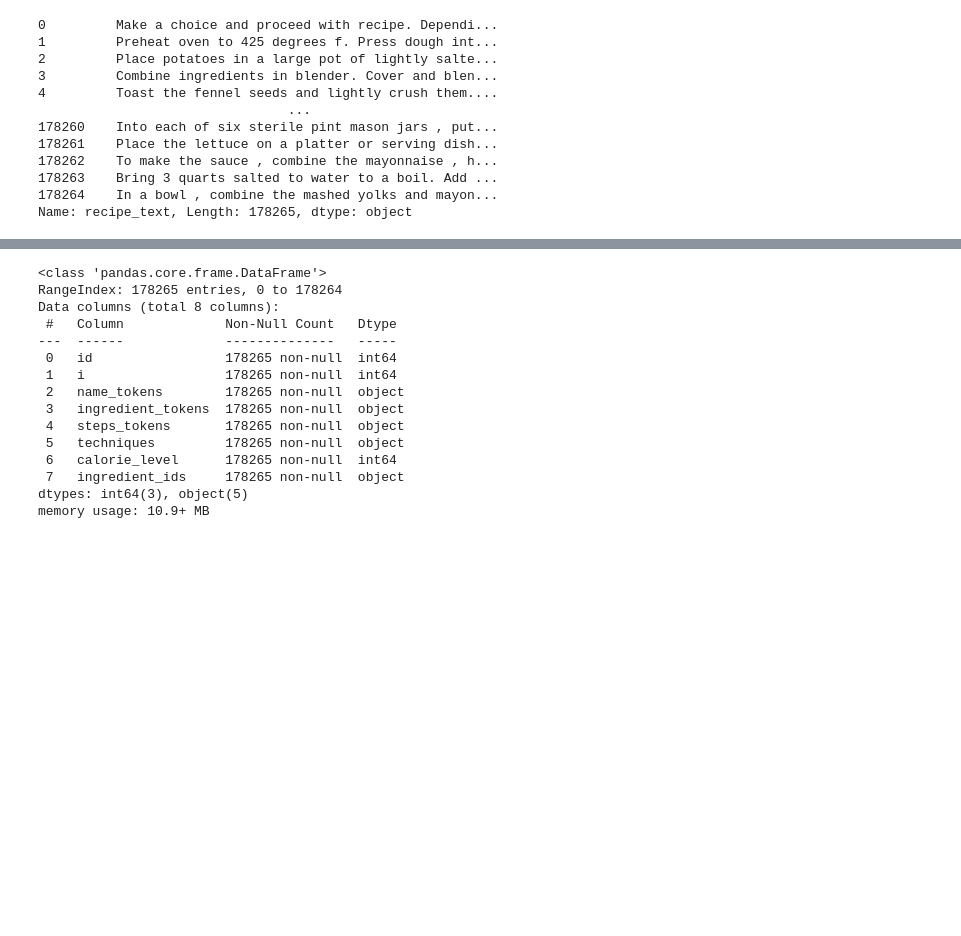
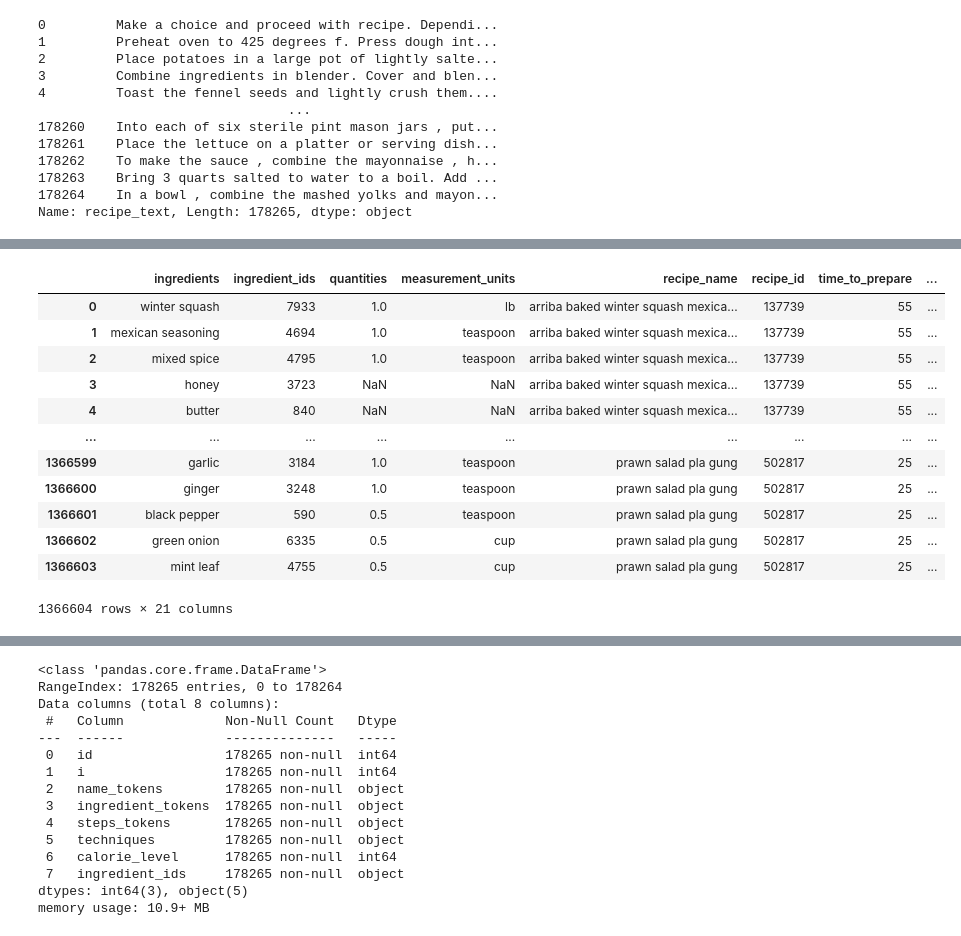
Before and after one commit to mcompscis/recipeApp, a Jupyter notebook: app/setup_tables/EDA.ipynb, the cells around one changed output, grey strips where cells are left out. Cells and saved outputs as stored; diff of their text form; code cells hidden in the pictures; blank space fills up the shorter version.

```diff
--- a/app/setup_tables/EDA.ipynb
+++ b/app/setup_tables/EDA.ipynb
@@ -197,6 +172,9 @@ recipe_df = recipe_df.merge(pp_recipe_df,
                 left_on="recipe_id",
 
                 right_on="id")[recipe_df.columns.tolist() + ["ingredient_ids"]]
+recipe_df = recipe_df[~recipe_df.index.isin(
+    recipe_df[recipe_df["ingredient_ids"].str.len() != recipe_df["quantities"].str.len()].index
+)]
 recipe_df.info()
 # %% [output]
 <class 'pandas.core.frame.DataFrame'>
@@ -242,0 +221,12 @@ memory usage: 29.9+ MB
+# %%
+pd.set_option('display.max_columns', None)
+# %%
+def unnesting(df, explode):
+    idx = df.index.repeat(df[explode[0]].str.len())
+    df1 = pd.concat([
+        pd.DataFrame({x: np.concatenate(df[x].values)}) for x in explode], axis=1)
+    df1.index = idx
+
+    return df1.join(df.drop(explode, 1), how='left').reset_index(drop=True)
+# %%
+recipe_sample_ingredients_df = unnesting(recipe_df, ["ingredients", "ingredient_ids", "quantities", "measurement_units"])
@@ -242,0 +253,16 @@ memory usage: 29.9+ MB
+# %%
+recipe_sample_ingredients_df
+# %% [output]
+|  | ingredients | ingredient_ids | quantities | measurement_units | recipe_name | recipe_id | time_to_prepare | ... |
+| 0 | winter squash | 7933 | 1.0 | lb | arriba baked winter squash mexica... | 137739 | 55 | ... |
+| 1 | mexican seasoning | 4694 | 1.0 | teaspoon | arriba baked winter squash mexica... | 137739 | 55 | ... |
+| 2 | mixed spice | 4795 | 1.0 | teaspoon | arriba baked winter squash mexica... | 137739 | 55 | ... |
+| 3 | honey | 3723 | NaN | NaN | arriba baked winter squash mexica... | 137739 | 55 | ... |
+| 4 | butter | 840 | NaN | NaN | arriba baked winter squash mexica... | 137739 | 55 | ... |
+| ... | ... | ... | ... | ... | ... | ... | ... | ... |
+| 1366599 | garlic | 3184 | 1.0 | teaspoon | prawn salad pla gung | 502817 | 25 | ... |
+| 1366600 | ginger | 3248 | 1.0 | teaspoon | prawn salad pla gung | 502817 | 25 | ... |
+| 1366601 | black pepper | 590 | 0.5 | teaspoon | prawn salad pla gung | 502817 | 25 | ... |
+| 1366602 | green onion | 6335 | 0.5 | cup | prawn salad pla gung | 502817 | 25 | ... |
+| 1366603 | mint leaf | 4755 | 0.5 | cup | prawn salad pla gung | 502817 | 25 | ... |
+1366604 rows × 21 columns
```
Also changed, not shown: parts of 20 cells of this notebook, 5 other files.
